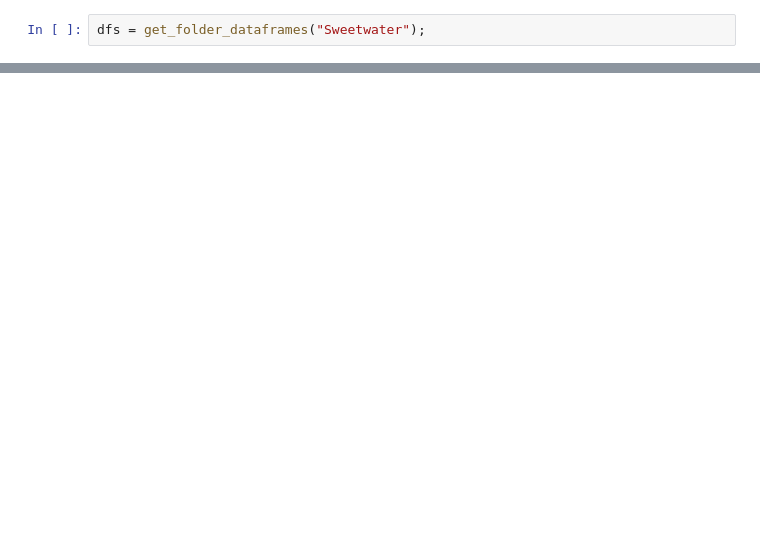
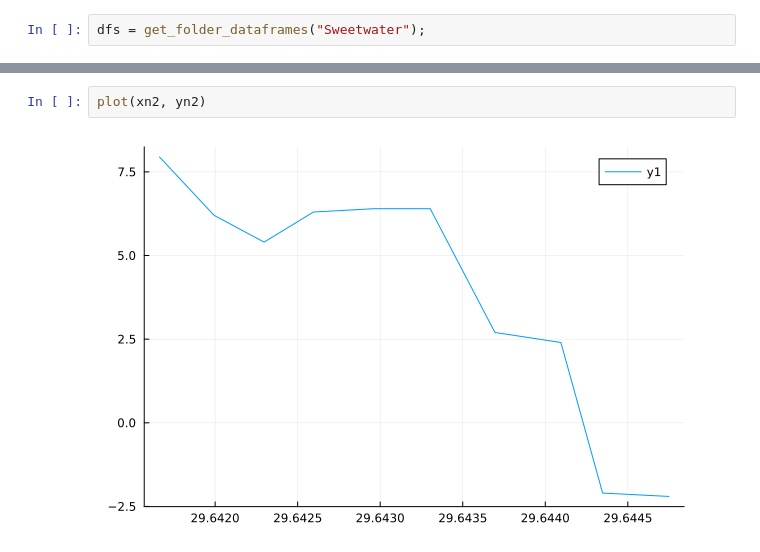
Before and after one commit to Scevitee/NA-FinalProject, a Jupyter notebook: datatools_tester.ipynb, the cells around one changed output, grey strips where cells are left out. Saved outputs shown, nothing was run; the diff lists cells and outputs as text; blank space fills up the shorter version.

```diff
--- a/datatools_tester.ipynb
+++ b/datatools_tester.ipynb
@@ -224,0 +265,4 @@ savefig(plt, "average_sample_demo.png")
+# %%
+plot(xn2, yn2)
+# %% [output]
+[figure, added]
```
Also changed, not shown: parts of 12 cells of this notebook, 9 other files.
